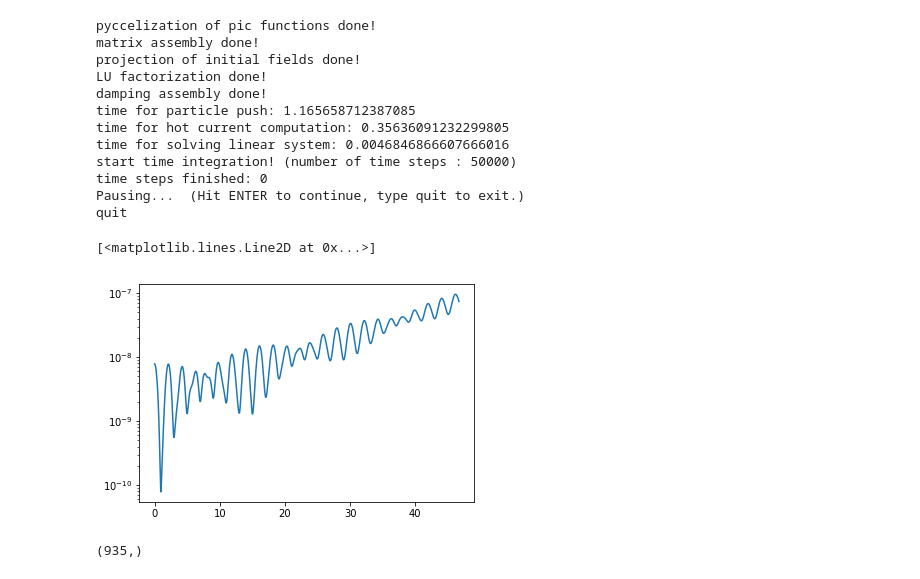
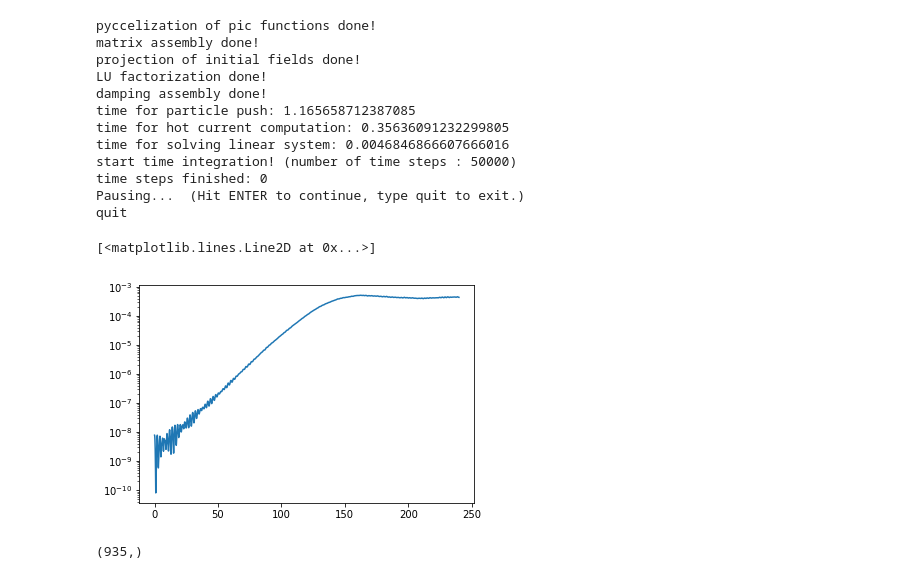
Before and after one commit to ratnania/mhd, a Jupyter notebook: 02_HybridModelling/HyCho.ipynb, the cells around one changed output. Drawn from its saved outputs; the diff is of its cells as text; code cells hidden in the pictures.

```diff
--- a/02_HybridModelling/HyCho.ipynb
+++ b/02_HybridModelling/HyCho.ipynb
@@ -564,15 +564,15 @@ time steps finished: 0
 Pausing...  (Hit ENTER to continue, type quit to exit.)
 quit
 # %%
-test = np.loadtxt('test.txt')
+test = np.loadtxt('test_draco.txt')
 
 tn   = test[:, -1]
 en_B = test[:, -4]
 
 plt.semilogy(tn, en_B)
 # %% [output]
 [<matplotlib.lines.Line2D at 0x...>]
-[figure, old version]
+[figure, new version]
 # %%
 test[:, -1].shape
 # %% [output]
```
